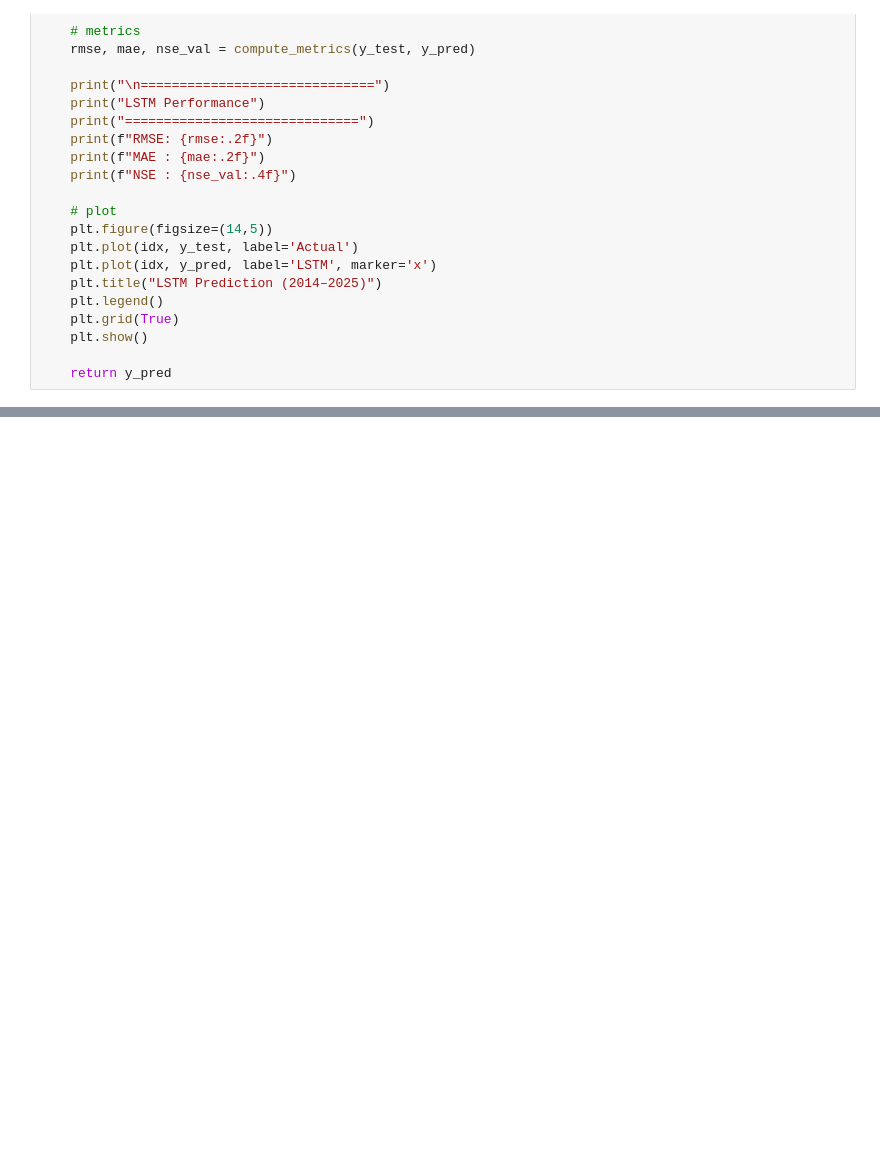
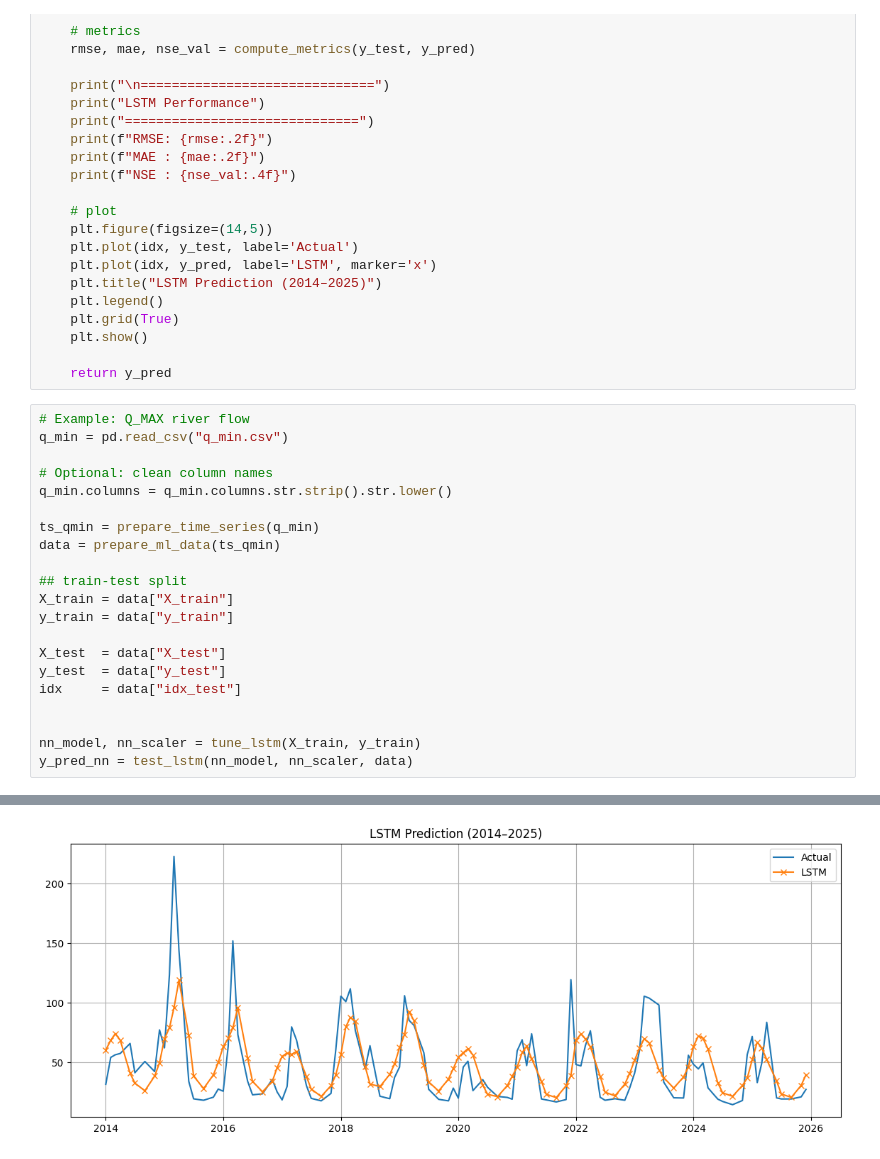
Before and after one commit to markodjukanovic90/River_Forecasting, a Jupyter notebook: src/podaci_novi/LSTM_Q_min.ipynb, the cells around one changed output, grey strips where cells are left out. Cells and saved outputs as stored; diff of their text form; blank space fills up the shorter version.

```diff
--- a/src/podaci_novi/LSTM_Q_min.ipynb
+++ b/src/podaci_novi/LSTM_Q_min.ipynb
@@ -244,3 +241,25 @@ def test_lstm(model, scaler, data):
     plt.show()
 
     return y_pred
+# %%
+# Example: Q_MAX river flow
+q_min = pd.read_csv("q_min.csv")
+
+# Optional: clean column names
+q_min.columns = q_min.columns.str.strip().str.lower()
+
+ts_qmin = prepare_time_series(q_min)
+data = prepare_ml_data(ts_qmin)
+
+## train-test split
+X_train = data["X_train"]
+y_train = data["y_train"]
+
+X_test  = data["X_test"]
+y_test  = data["y_test"]
+idx     = data["idx_test"]
+
+
+nn_model, nn_scaler = tune_lstm(X_train, y_train)
+y_pred_nn = test_lstm(nn_model, nn_scaler, data)
+# %% [output]
@@ -246,0 +283 @@ def test_lstm(model, scaler, data):
+[figure, added]
```
Also changed, not shown: parts of 2 cells of this notebook, 5 other files.
